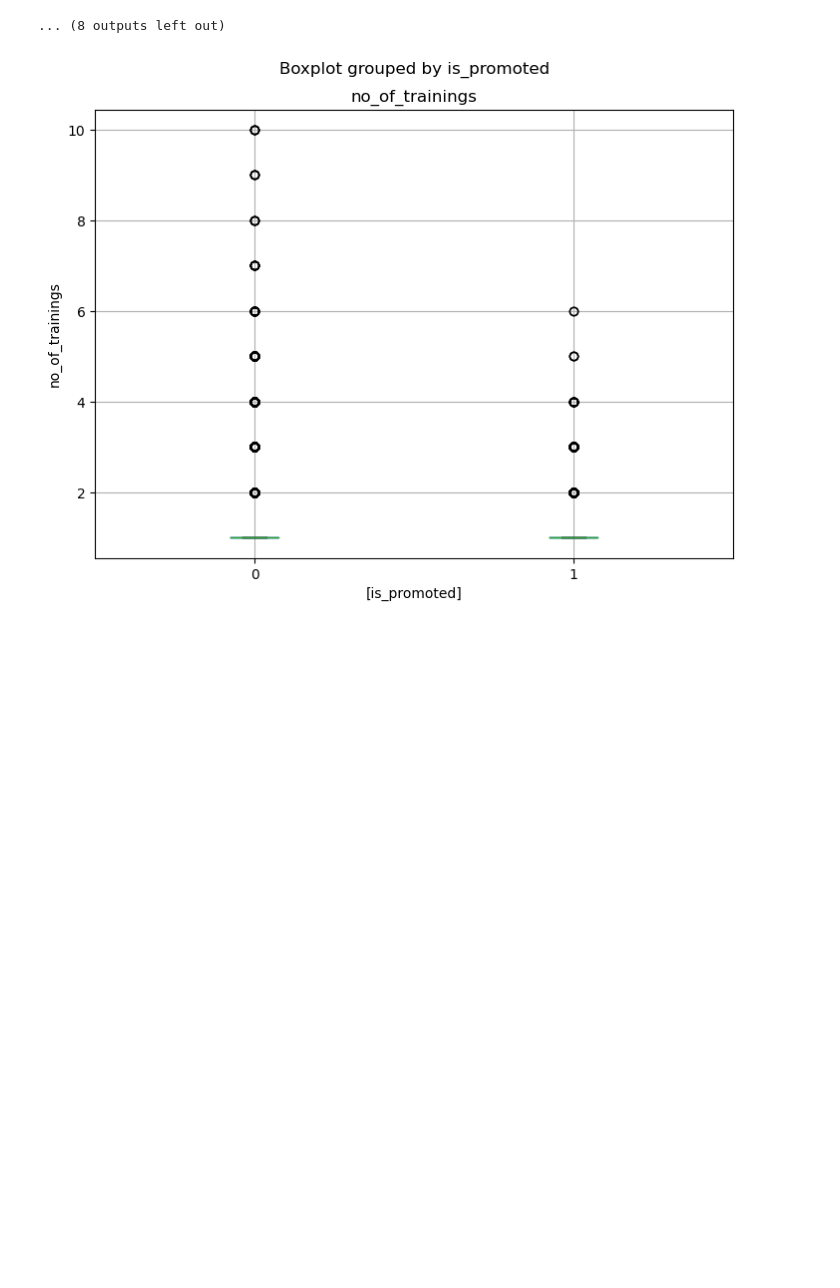
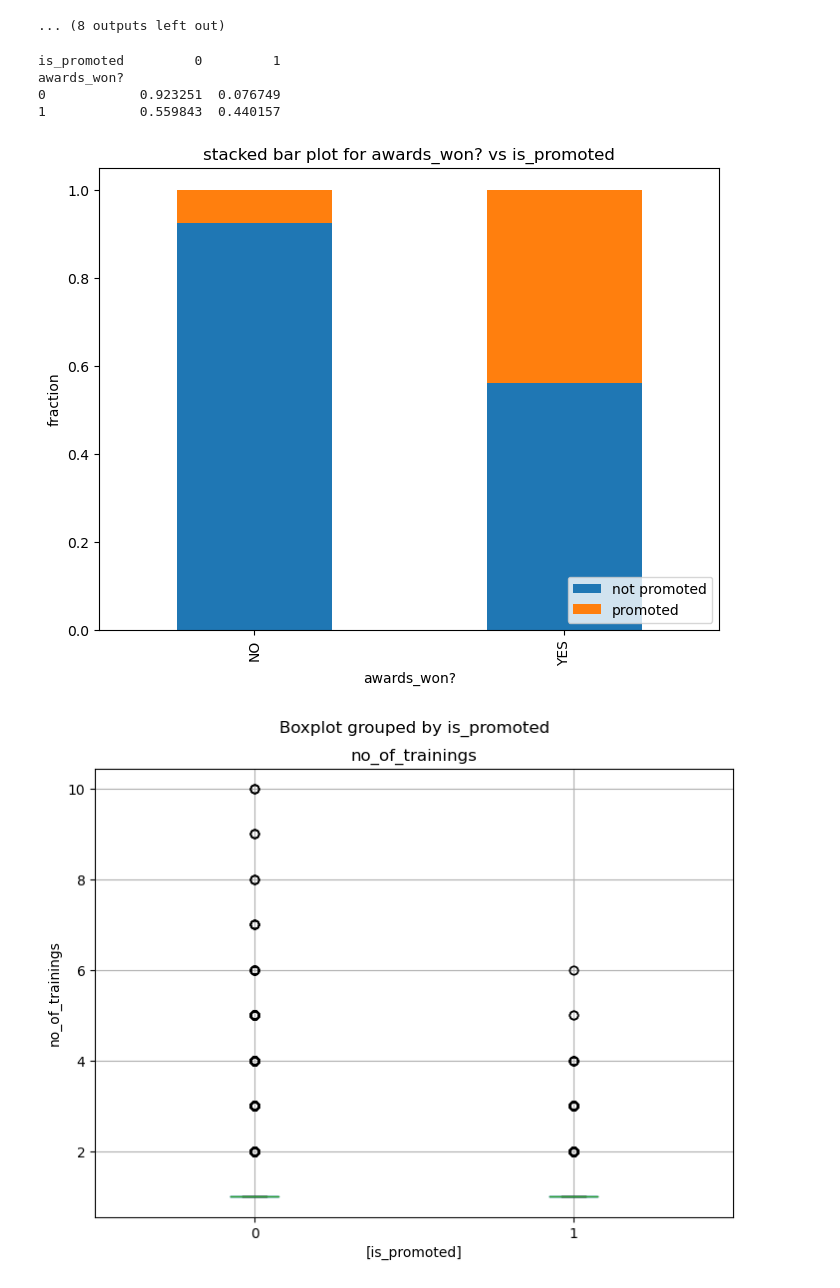
Before and after one commit to kkarzyang/Presentation, a Jupyter notebook: presentation.ipynb, the cells around one changed output. Cells and saved outputs as stored; diff of their text form; code cells hidden in the pictures; blank space fills up the shorter version.

```diff
--- a/presentation.ipynb
+++ b/presentation.ipynb
@@ -333,6 +333,23 @@ awards_won?
 1            0.559843  0.440157
 [figure]
 ... (8 outputs left out)
+# %%
+count_matrix = df.groupby(['awards_won?','is_promoted']).size().unstack()
+count_matrix_norm = count_matrix.div(count_matrix.sum(axis=1),axis=0)
+print(count_matrix_norm)
+count_matrix_norm.plot(kind='bar', stacked=True,figsize=(8,6))
+plt.ylabel('fraction')
+plt.legend(["not promoted","promoted"],loc=4)
+plt.title("stacked bar plot for awards_won? vs is_promoted")
+plt.xticks([0,1], ["NO","YES"])
+plt.show()
+print()
+# %% [output]
+is_promoted         0         1
+awards_won?
+0            0.923251  0.076749
+1            0.559843  0.440157
+[figure, added]
 # %%
 
 for col in continuous_cols:
```
Also changed, not shown: parts of 7 cells of this notebook.
